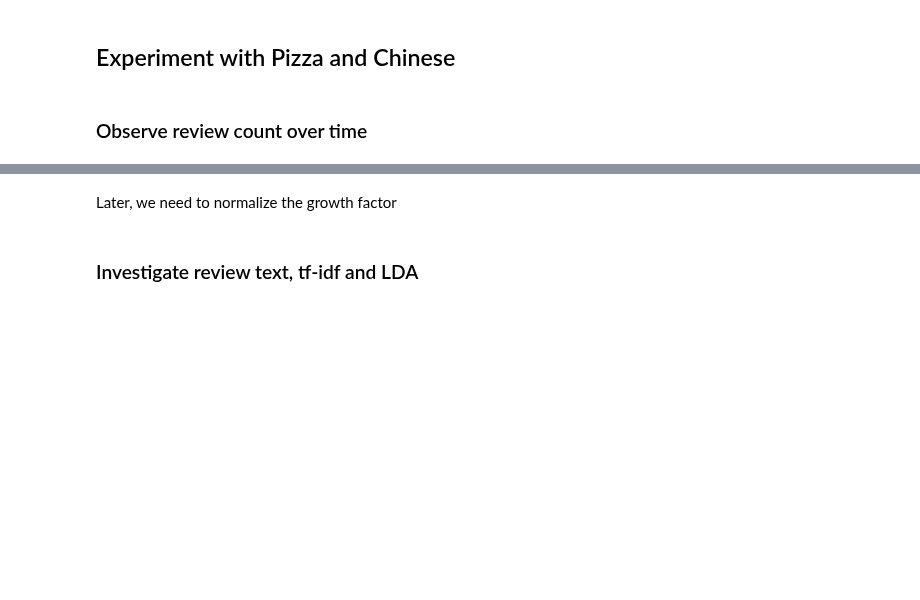
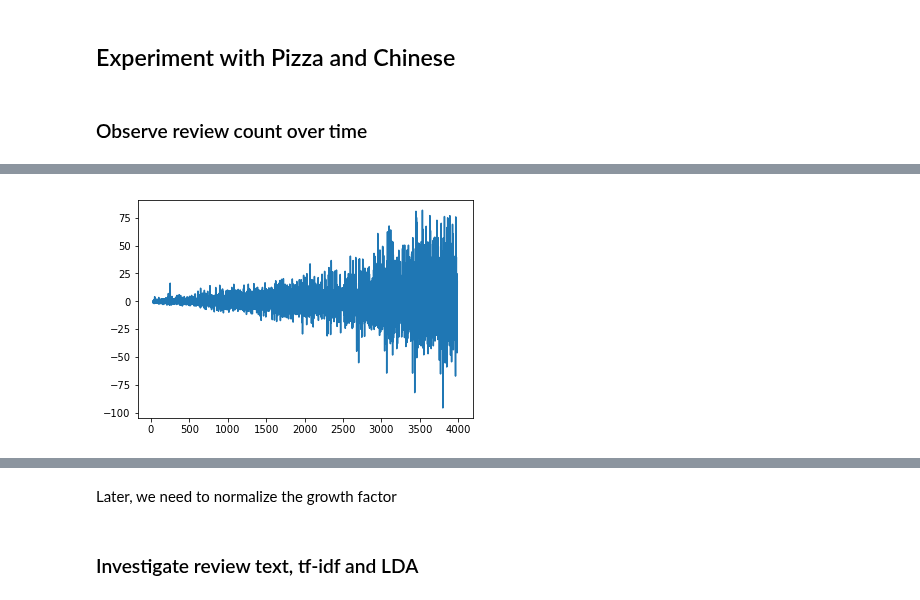
Before and after one commit to CornellDataScience/NLP_Research-FA17, a Jupyter notebook: topic_over_time/notebook/week3.ipynb, the cells around one changed output, grey strips where cells are left out. Cells and saved outputs as stored; diff of their text form; code cells hidden in the pictures; blank space fills up the shorter version.

```diff
--- a/topic_over_time/notebook/week3.ipynb
+++ b/topic_over_time/notebook/week3.ipynb
@@ -101,3 +128,8 @@ py.iplot(fig)
+# %%
+plt.plot(result.resid)
+plt.show()
+# %% [output]
+[figure, added]
 # %%
 data = [go.Scatter(x=review_chinese.groupby('date').count()['review_id'].keys()\
                    ,y=review_chinese.groupby('date').count()['review_id'].values)]
```
Also changed, not shown: parts of 28 cells of this notebook.
